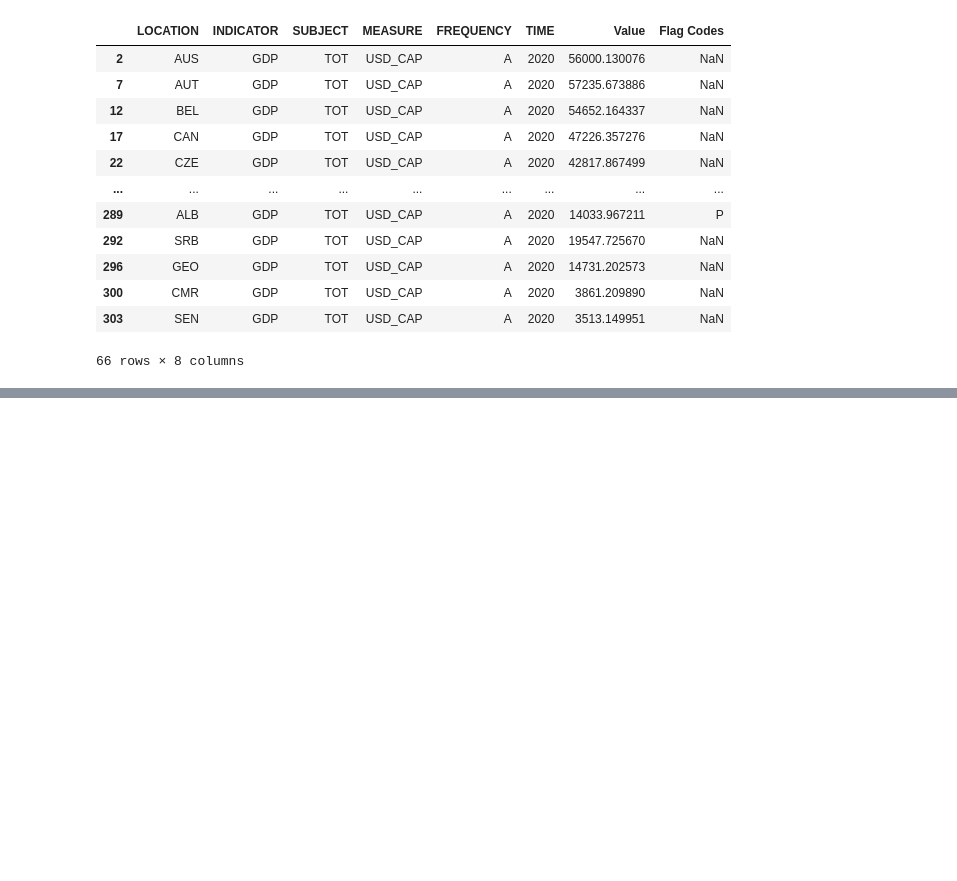
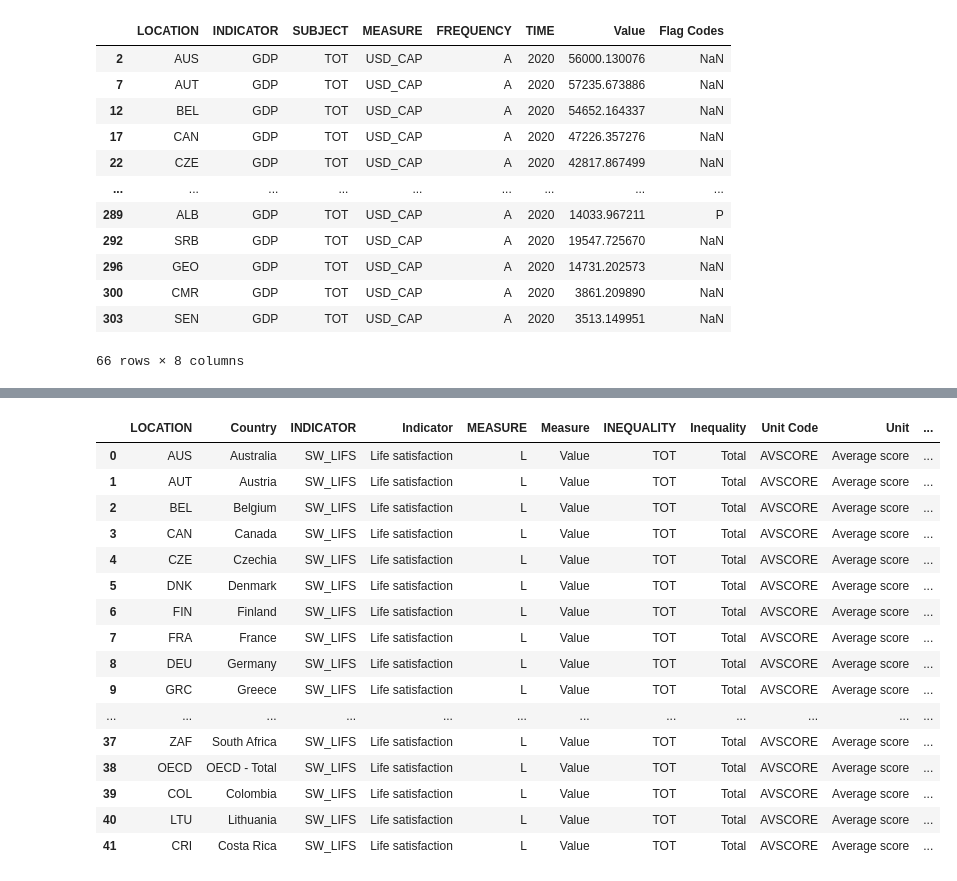
Before and after one commit to oscorchan/L-argent-fait-il-le-bonheur-, a Jupyter notebook: data.ipynb, the cells around one changed output, grey strips where cells are left out. Saved outputs shown, nothing was run; the diff lists cells and outputs as text; code cells hidden in the pictures; blank space fills up the shorter version.

```diff
--- a/data.ipynb
+++ b/data.ipynb
@@ -102,0 +125,22 @@ df.to_csv('Filtered_GPD.csv', index=False)
+# %%
+df = pd.read_csv('Filtered_BLI.csv')
+# %%
+df
+# %% [output]
+|  | LOCATION | Country | INDICATOR | Indicator | MEASURE | Measure | INEQUALITY | Inequality | Unit Code | Unit | ... |
+| 0 | AUS | Australia | SW_LIFS | Life satisfaction | L | Value | TOT | Total | AVSCORE | Average score | ... |
+| 1 | AUT | Austria | SW_LIFS | Life satisfaction | L | Value | TOT | Total | AVSCORE | Average score | ... |
+| 2 | BEL | Belgium | SW_LIFS | Life satisfaction | L | Value | TOT | Total | AVSCORE | Average score | ... |
+| 3 | CAN | Canada | SW_LIFS | Life satisfaction | L | Value | TOT | Total | AVSCORE | Average score | ... |
+| 4 | CZE | Czechia | SW_LIFS | Life satisfaction | L | Value | TOT | Total | AVSCORE | Average score | ... |
+| 5 | DNK | Denmark | SW_LIFS | Life satisfaction | L | Value | TOT | Total | AVSCORE | Average score | ... |
+| 6 | FIN | Finland | SW_LIFS | Life satisfaction | L | Value | TOT | Total | AVSCORE | Average score | ... |
+| 7 | FRA | France | SW_LIFS | Life satisfaction | L | Value | TOT | Total | AVSCORE | Average score | ... |
+| 8 | DEU | Germany | SW_LIFS | Life satisfaction | L | Value | TOT | Total | AVSCORE | Average score | ... |
+| 9 | GRC | Greece | SW_LIFS | Life satisfaction | L | Value | TOT | Total | AVSCORE | Average score | ... |
+| ... | ... | ... | ... | ... | ... | ... | ... | ... | ... | ... | ... |
+| 37 | ZAF | South Africa | SW_LIFS | Life satisfaction | L | Value | TOT | Total | AVSCORE | Average score | ... |
+| 38 | OECD | OECD - Total | SW_LIFS | Life satisfaction | L | Value | TOT | Total | AVSCORE | Average score | ... |
+| 39 | COL | Colombia | SW_LIFS | Life satisfaction | L | Value | TOT | Total | AVSCORE | Average score | ... |
+| 40 | LTU | Lithuania | SW_LIFS | Life satisfaction | L | Value | TOT | Total | AVSCORE | Average score | ... |
+| 41 | CRI | Costa Rica | SW_LIFS | Life satisfaction | L | Value | TOT | Total | AVSCORE | Average score | ... |
```
Also changed, not shown: parts of 9 cells of this notebook, 2 other files.
